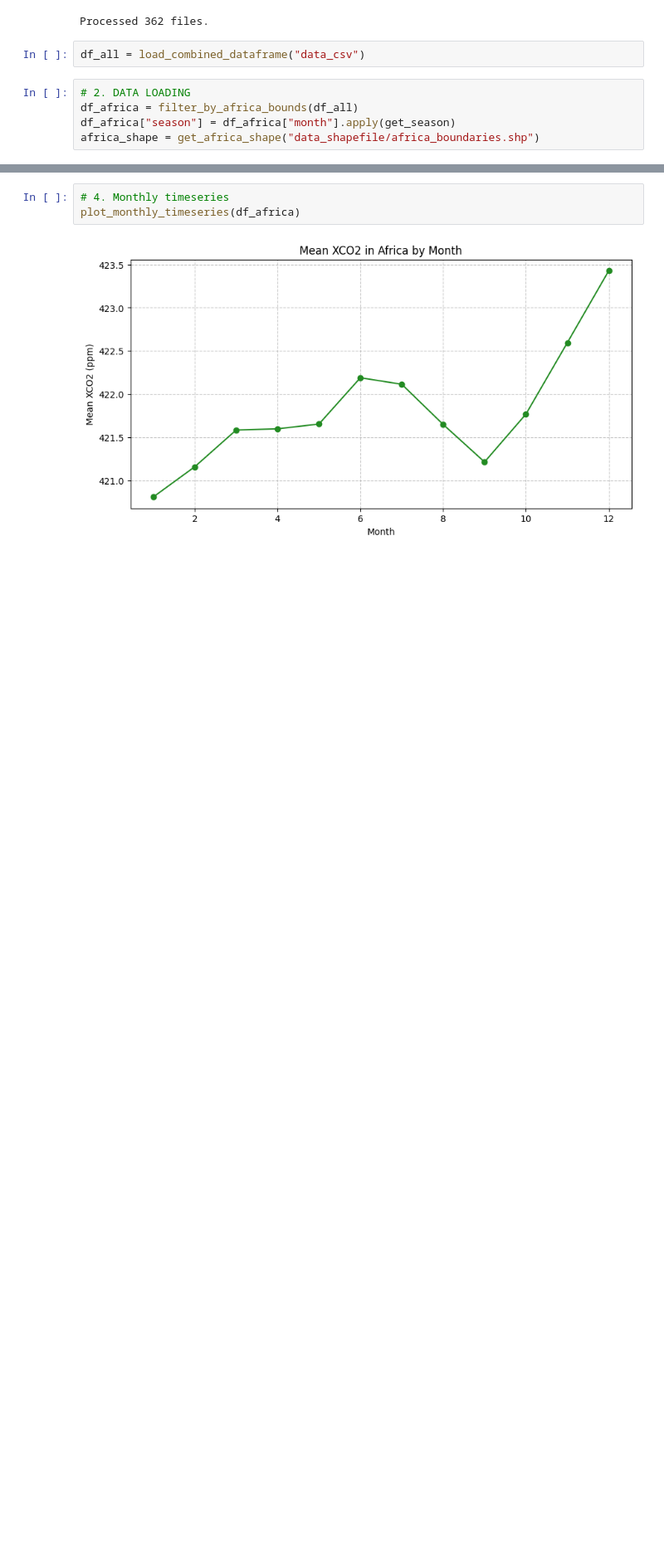
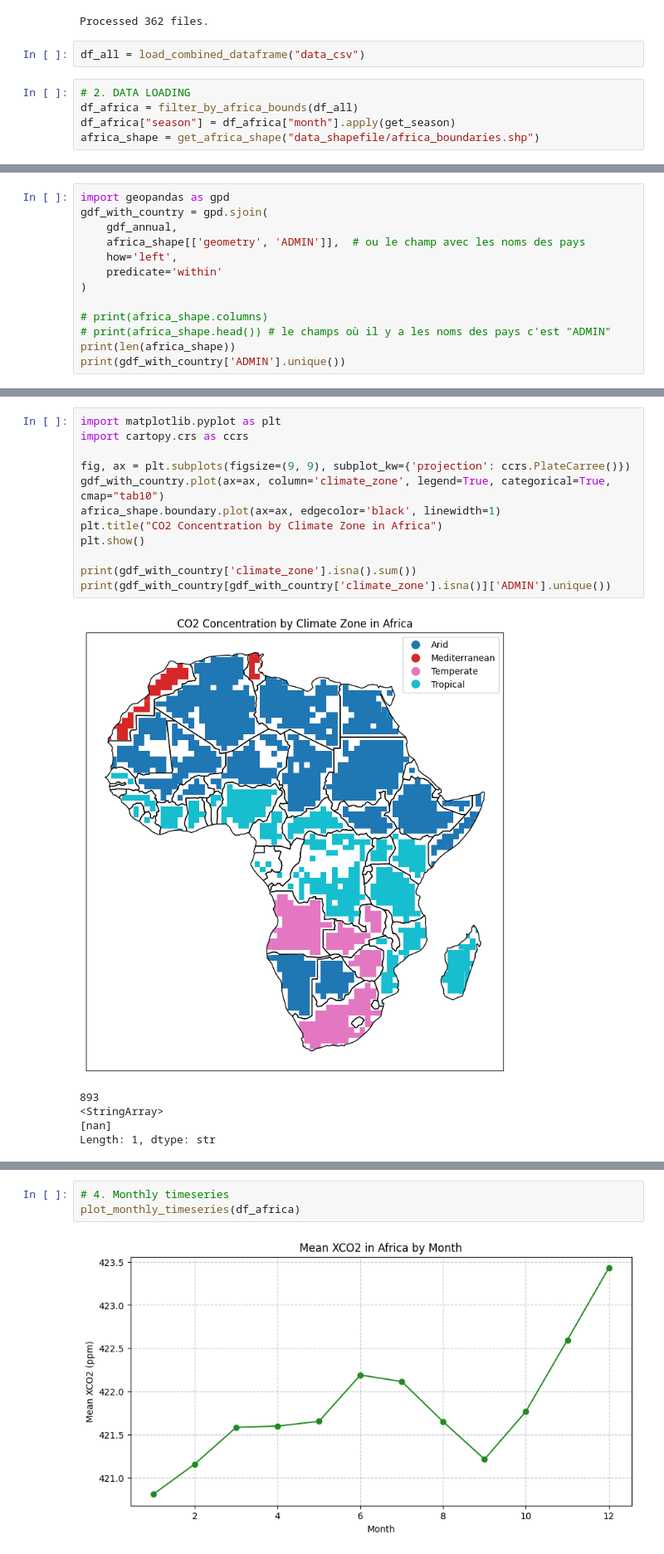
Before and after one commit to bouchramadkour/oco2-africa-analysis, a Jupyter notebook: main_analysis.ipynb, the cells around one changed output, grey strips where cells are left out. Shown at 83% size. Saved outputs shown, nothing was run; the diff lists cells and outputs as text; blank space fills up the shorter version.

Commit message:
climate zones done

```diff
--- a/main_analysis.ipynb
+++ b/main_analysis.ipynb
@@ -33,0 +34,13 @@ plot_annual_mean_map(gdf_annual, africa_shape)
+# %%
+import geopandas as gpd
+gdf_with_country = gpd.sjoin(
+    gdf_annual,
+    africa_shape[['geometry', 'ADMIN']],  # ou le champ avec les noms des pays
+    how='left',
+    predicate='within'
+)
+
+# print(africa_shape.columns)
+# print(africa_shape.head()) # le champs où il y a les noms des pays c'est "ADMIN"
+print(len(africa_shape))
+print(gdf_with_country['ADMIN'].unique())
@@ -33,0 +120,18 @@ plot_annual_mean_map(gdf_annual, africa_shape)
+# %%
+import matplotlib.pyplot as plt
+import cartopy.crs as ccrs
+
+fig, ax = plt.subplots(figsize=(9, 9), subplot_kw={'projection': ccrs.PlateCarree()})
+gdf_with_country.plot(ax=ax, column='climate_zone', legend=True, categorical=True, cmap="tab10")
+africa_shape.boundary.plot(ax=ax, edgecolor='black', linewidth=1)
+plt.title("CO2 Concentration by Climate Zone in Africa")
+plt.show()
+
+print(gdf_with_country['climate_zone'].isna().sum())
+print(gdf_with_country[gdf_with_country['climate_zone'].isna()]['ADMIN'].unique())
+# %% [output]
+[figure, added]
+893
+<StringArray>
+[nan]
+Length: 1, dtype: str
```
Also changed, not shown: parts of 6 cells of this notebook, 3 other files.
